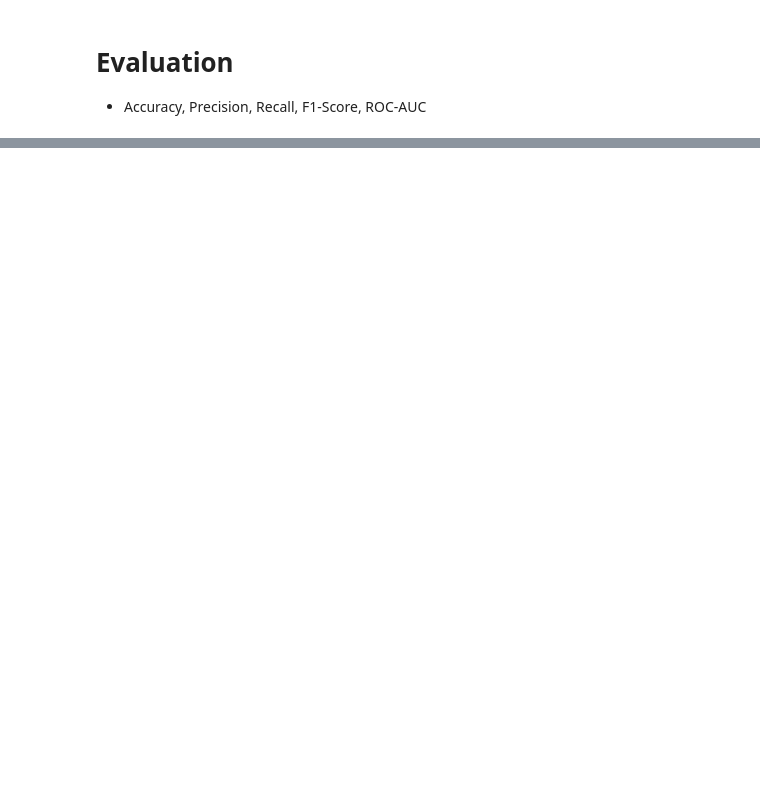
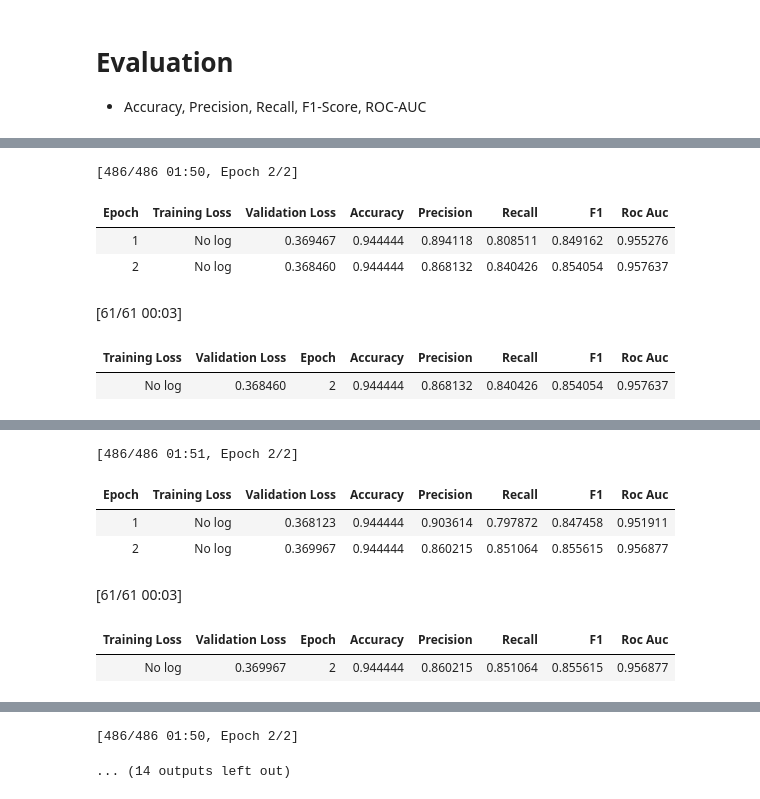
Before and after one commit to Hell-O-Kitty/textdetection_model, a Jupyter notebook: textdetection.ipynb, the cells around one changed output, grey strips where cells are left out. Cells and saved outputs as stored; diff of their text form; code cells hidden in the pictures; blank space fills up the shorter version.

```diff
--- a/textdetection.ipynb
+++ b/textdetection.ipynb
@@ -277,0 +282,63 @@ Model saved.
+# %%
+import random
+# 시드별 성능 평균, 표준편차
+seeds = [42, 43, 44, 45, 46]
+results = []
+
+for seed in seeds:
+    random.seed(seed)
+    np.random.seed(seed)
+    torch.manual_seed(seed)
+    torch.cuda.manual_seed_all(seed)
+
+    model = AutoModelForSequenceClassification.from_pretrained(
+        MODEL_NAME,
+        num_labels=2
+    )
+
+    training_args = TrainingArguments(
+        output_dir=f"./kcelectra_drug_model_seed_{seed}",
+        eval_strategy="epoch",
+        save_strategy="epoch",
+        learning_rate=2e-5,
+        per_device_train_batch_size=8,
+        per_device_eval_batch_size=8,
+        num_train_epochs=2,
+        weight_decay=0.01,
+        load_best_model_at_end=True,
+        metric_for_best_model="f1",
+        greater_is_better=True,
+        report_to="none",
+        seed=seed,
+        data_seed=seed
+    )
+
+    trainer = WeightedTrainer(
+        model=model,
+        args=training_args,
+        train_dataset=train_dataset,
+        eval_dataset=test_dataset,
+        compute_metrics=compute_metrics
+    )
+
+    trainer.train()
+
+    eval_result = trainer.evaluate()
+    eval_result["seed"] = seed
+    results.append(eval_result)
+
+results_df = pd.DataFrame(results)
+
+metric_cols = [
+    "eval_accuracy",
+    "eval_precision",
+    "eval_recall",
+    "eval_f1",
+    "eval_roc_auc"
+]
+
+summary_df = results_df[metric_cols].agg(["mean", "std"]).T
+summary_df.columns = ["mean", "std"]
+
+summary_df
+# %% [output]
@@ -277,0 +360,7 @@ Model saved.
+[486/486 01:50, Epoch 2/2]
+| Epoch | Training Loss | Validation Loss | Accuracy | Precision | Recall | F1 | Roc Auc |
+| 1 | No log | 0.369467 | 0.944444 | 0.894118 | 0.808511 | 0.849162 | 0.955276 |
+| 2 | No log | 0.368460 | 0.944444 | 0.868132 | 0.840426 | 0.854054 | 0.957637 |
+[61/61 00:03]
+| Training Loss | Validation Loss | Epoch | Accuracy | Precision | Recall | F1 | Roc Auc |
+| No log | 0.368460 | 2 | 0.944444 | 0.868132 | 0.840426 | 0.854054 | 0.957637 |
@@ -277,0 +382,7 @@ Model saved.
+[486/486 01:51, Epoch 2/2]
+| Epoch | Training Loss | Validation Loss | Accuracy | Precision | Recall | F1 | Roc Auc |
+| 1 | No log | 0.368123 | 0.944444 | 0.903614 | 0.797872 | 0.847458 | 0.951911 |
+| 2 | No log | 0.369967 | 0.944444 | 0.860215 | 0.851064 | 0.855615 | 0.956877 |
+[61/61 00:03]
+| Training Loss | Validation Loss | Epoch | Accuracy | Precision | Recall | F1 | Roc Auc |
+| No log | 0.369967 | 2 | 0.944444 | 0.860215 | 0.851064 | 0.855615 | 0.956877 |
@@ -277,0 +404,2 @@ Model saved.
+[486/486 01:50, Epoch 2/2]
+... (14 outputs left out)
```
Also changed, not shown: parts of 5 cells of this notebook, 1 other file.
